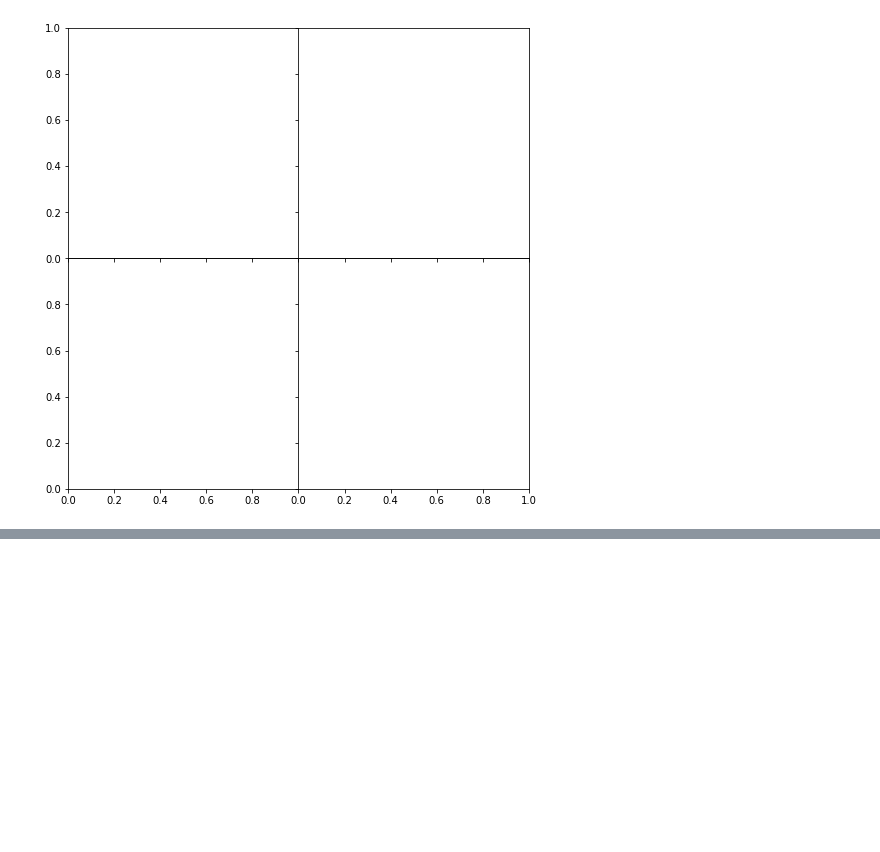
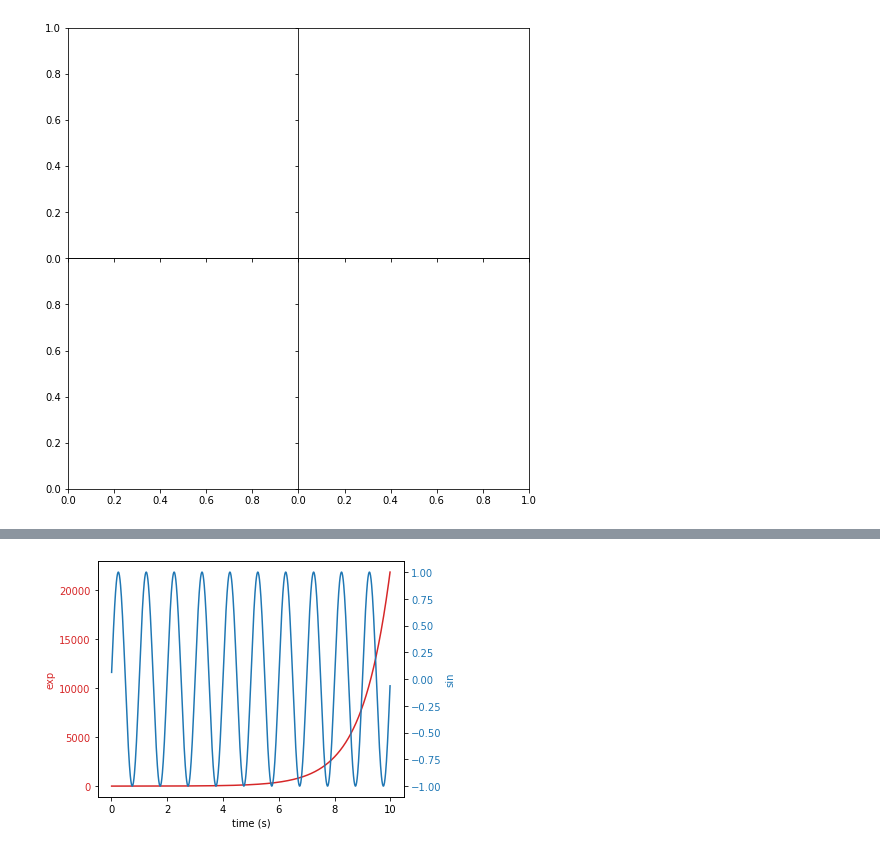
Before and after one commit to krittikaiitb/tutorials, a Jupyter notebook: Matplotlib 2/Matplotlib_II.ipynb, the cells around one changed output, grey strips where cells are left out. Saved outputs shown, nothing was run; the diff lists cells and outputs as text; code cells hidden in the pictures; blank space fills up the shorter version.

```diff
--- a/Matplotlib 2/Matplotlib_II.ipynb
+++ b/Matplotlib 2/Matplotlib_II.ipynb
@@ -405,0 +427,28 @@ ax4.set_yticklabels('')
+# %%
+import numpy as np
+import matplotlib.pyplot as plt
+
+# Create some mock data
+t = np.arange(0.01, 10.0, 0.01)
+data1 = np.exp(t)
+data2 = np.sin(2 * np.pi * t)
+
+fig, ax1 = plt.subplots()
+
+color = 'tab:red'
+ax1.set_xlabel('time (s)')
+ax1.set_ylabel('exp', color=color)
+ax1.plot(t, data1, color=color)
+ax1.tick_params(axis='y', labelcolor=color)
+
+ax2 = ax1.twinx()  # instantiate a second axes that shares the same x-axis
+
+color = 'tab:blue'
+ax2.set_ylabel('sin', color=color)  # we already handled the x-label with ax1
+ax2.plot(t, data2, color=color)
+ax2.tick_params(axis='y', labelcolor=color)
+
+fig.tight_layout()  # otherwise the right y-label is slightly clipped
+plt.show()
+# %% [output]
+[figure, added]
```
Also changed, not shown: parts of 19 cells of this notebook, 2 other files.
